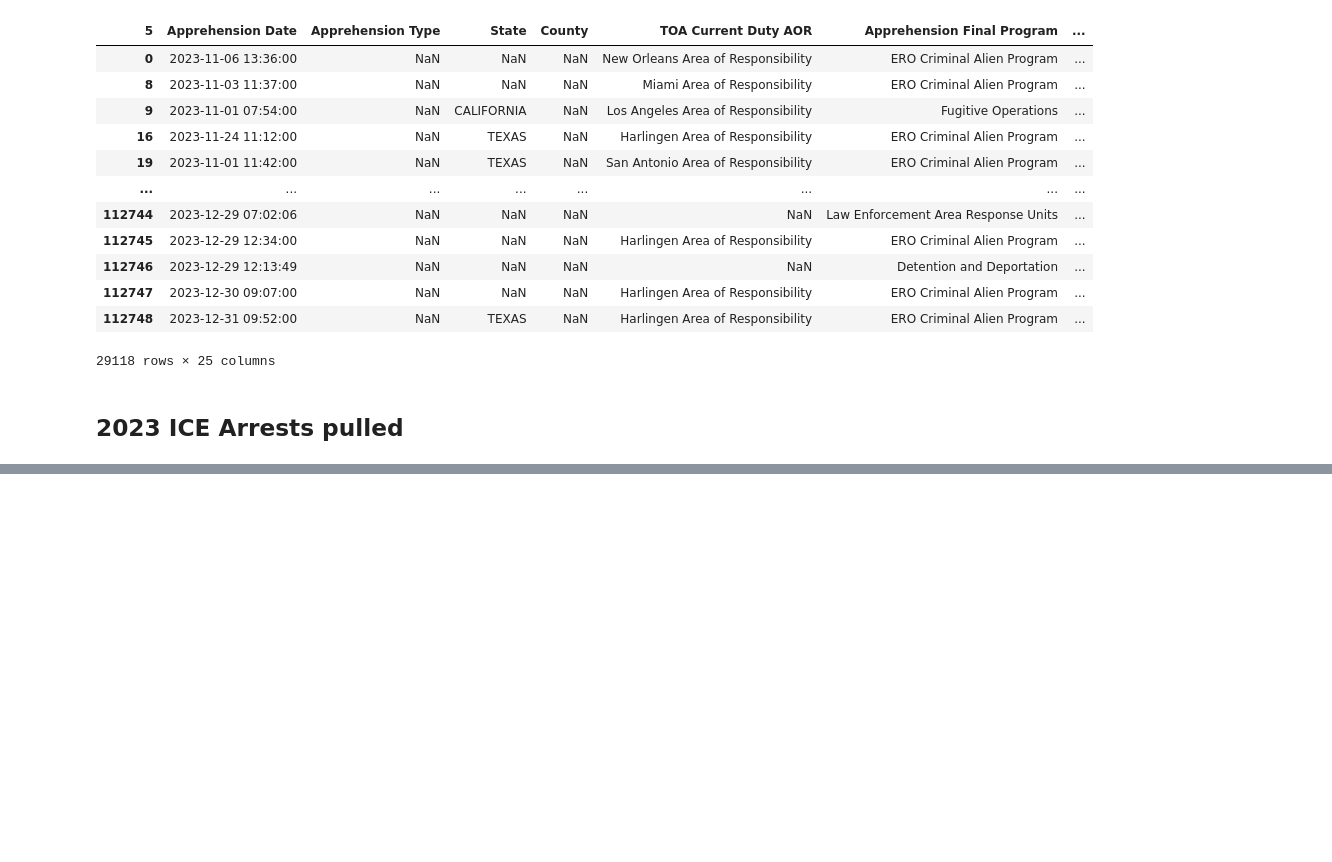
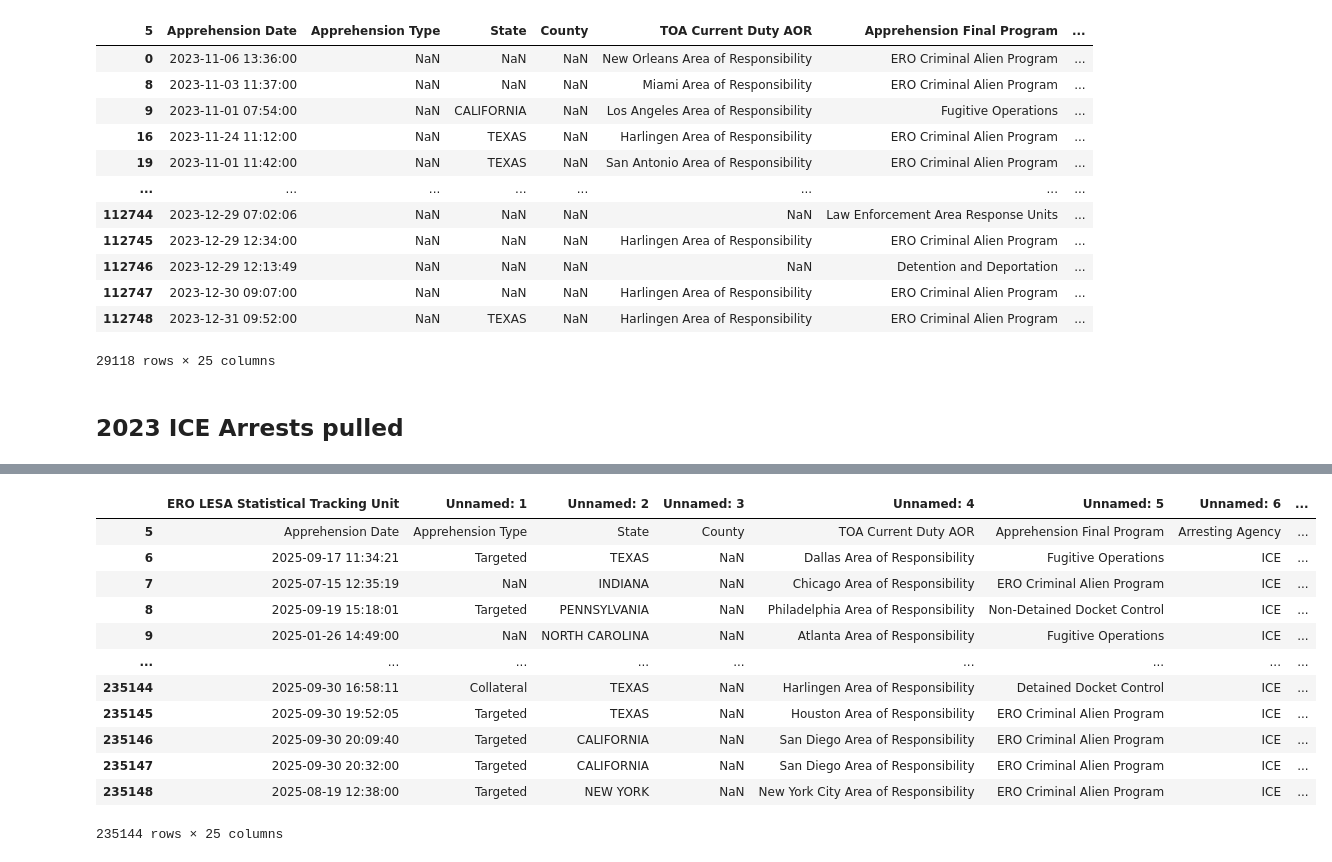
Before and after one commit to sajinashresthacoding/CLEANED-ICEarrests-Albany, a Jupyter notebook: All years ICE Arrests pull.ipynb, the cells around one changed output, grey strips where cells are left out. Cells and saved outputs as stored; diff of their text form; code cells hidden in the pictures; blank space fills up the shorter version.

```diff
--- a/2022 and 2023 ICE Arrests pull.ipynb
+++ b/All years ICE Arrests pull.ipynb
@@ -266,0 +324,18 @@ df_2023pt2.to_csv('FilteredData/2023ICEArrestsDataPT.2.csv', index=False)
+# %%
+#### As you can see: we don't need the first couple rows, it has unneeded rows. Let's remove the rows
+df3 = df3.iloc[5:]
+df3
+# %% [output]
+|  | ERO LESA Statistical Tracking Unit | Unnamed: 1 | Unnamed: 2 | Unnamed: 3 | Unnamed: 4 | Unnamed: 5 | Unnamed: 6 | ... |
+| 5 | Apprehension Date | Apprehension Type | State | County | TOA Current Duty AOR | Apprehension Final Program | Arresting Agency | ... |
+| 6 | 2025-09-17 11:34:21 | Targeted | TEXAS | NaN | Dallas Area of Responsibility | Fugitive Operations | ICE | ... |
+| 7 | 2025-07-15 12:35:19 | NaN | INDIANA | NaN | Chicago Area of Responsibility | ERO Criminal Alien Program | ICE | ... |
+| 8 | 2025-09-19 15:18:01 | Targeted | PENNSYLVANIA | NaN | Philadelphia Area of Responsibility | Non-Detained Docket Control | ICE | ... |
+| 9 | 2025-01-26 14:49:00 | NaN | NORTH CAROLINA | NaN | Atlanta Area of Responsibility | Fugitive Operations | ICE | ... |
+| ... | ... | ... | ... | ... | ... | ... | ... | ... |
+| 235144 | 2025-09-30 16:58:11 | Collateral | TEXAS | NaN | Harlingen Area of Responsibility | Detained Docket Control | ICE | ... |
+| 235145 | 2025-09-30 19:52:05 | Targeted | TEXAS | NaN | Houston Area of Responsibility | ERO Criminal Alien Program | ICE | ... |
+| 235146 | 2025-09-30 20:09:40 | Targeted | CALIFORNIA | NaN | San Diego Area of Responsibility | ERO Criminal Alien Program | ICE | ... |
+| 235147 | 2025-09-30 20:32:00 | Targeted | CALIFORNIA | NaN | San Diego Area of Responsibility | ERO Criminal Alien Program | ICE | ... |
+| 235148 | 2025-08-19 12:38:00 | Targeted | NEW YORK | NaN | New York City Area of Responsibility | ERO Criminal Alien Program | ICE | ... |
+235144 rows × 25 columns
```
Also changed, not shown: parts of 16 cells of this notebook.
